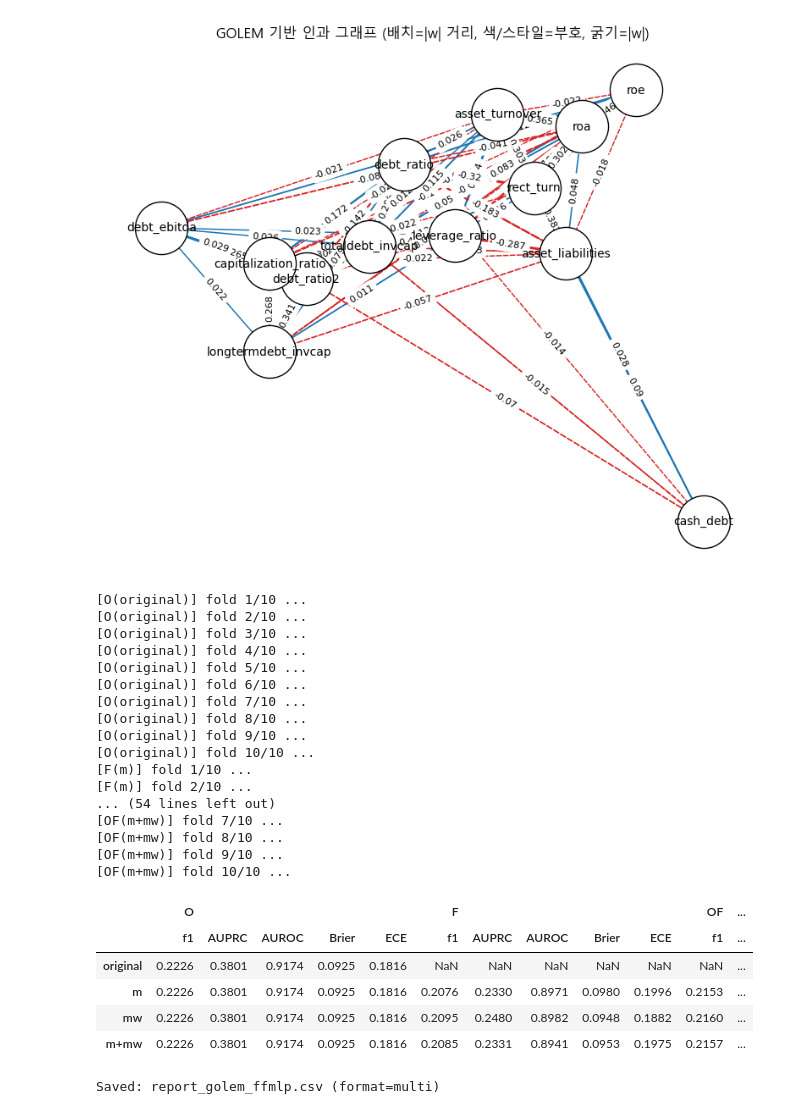
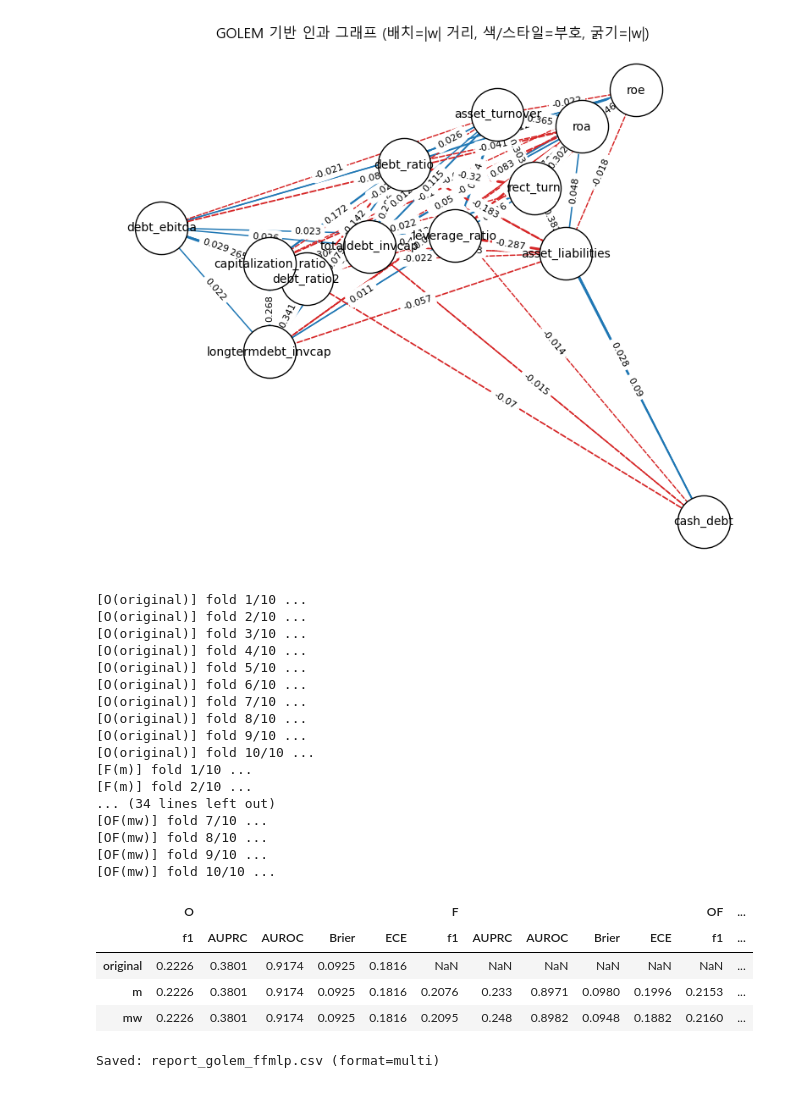
Before and after one commit to sosomeet/Bank_Failure_Prediction_2, a Jupyter notebook: GOLEM_pred_FFMLP.ipynb, the cells around one changed output. Drawn from its saved outputs; the diff is of its cells as text; code cells hidden in the pictures.

```diff
--- a/GOLEM_pred_FFMLP.ipynb
+++ b/GOLEM_pred_FFMLP.ipynb
@@ -449,14 +445,11 @@ res_OF_m   = run_cv_ffmlp(pd.concat([X_base, Xf_m],   axis=1), y, n_splits=N_SPL
 res_F_mw   = run_cv_ffmlp(Xf_mw,  y, n_splits=N_SPLITS, random_state=RANDOM_STATE, tag="F(mw)",       params=FF_PARAMS)
 res_OF_mw  = run_cv_ffmlp(pd.concat([X_base, Xf_mw],  axis=1), y, n_splits=N_SPLITS, random_state=RANDOM_STATE, tag="OF(mw)",  params=FF_PARAMS)
 
-res_F_mmw  = run_cv_ffmlp(Xf_mmw, y, n_splits=N_SPLITS, random_state=RANDOM_STATE, tag="F(m+mw)",     params=FF_PARAMS)
-res_OF_mmw = run_cv_ffmlp(pd.concat([X_base, Xf_mmw], axis=1), y, n_splits=N_SPLITS, random_state=RANDOM_STATE, tag="OF(m+mw)",params=FF_PARAMS)
-
 # 3) 결과 표 구성 (저장 스니펫과 호환: MultiIndex 컬럼, 변수명 report)
 col_top = ["O", "F", "OF"]
 col_metrics = ["f1", "AUPRC", "AUROC", "Brier", "ECE"]
 multi_cols = pd.MultiIndex.from_product([col_top, col_metrics])
-index_rows = ["original", "m", "mw", "m+mw"]
+index_rows = ["original", "m", "mw"]
 
 report = pd.DataFrame(index=index_rows, columns=multi_cols, dtype=float)
 
@@ -465,42 +458,40 @@ for met in col_metrics:
     report.loc["original", ("O", met)] = res_O[met]
 
 # m / mw / m+mw 행 채우기
 def put(row, res_F, res_OF):
     for met in col_metrics:
         report.loc[row, ("O", met)]  = res_O[met]
         report.loc[row, ("F", met)]  = res_F[met]
         report.loc[row, ("OF", met)] = res_OF[met]
 
 put("m",    res_F_m,   res_OF_m)
 put("mw",   res_F_mw,  res_OF_mw)
-put("m+mw", res_F_mmw, res_OF_mmw)
 
 report = report.astype(float).round(4)
 report
 # %% [output]
 [O(original)] fold 1/10 ...
 [O(original)] fold 2/10 ...
 [O(original)] fold 3/10 ...
 [O(original)] fold 4/10 ...
 [O(original)] fold 5/10 ...
 [O(original)] fold 6/10 ...
 [O(original)] fold 7/10 ...
 [O(original)] fold 8/10 ...
 [O(original)] fold 9/10 ...
 [O(original)] fold 10/10 ...
 [F(m)] fold 1/10 ...
 [F(m)] fold 2/10 ...
-... (54 lines left out)
-[OF(m+mw)] fold 7/10 ...
-[OF(m+mw)] fold 8/10 ...
-[OF(m+mw)] fold 9/10 ...
-[OF(m+mw)] fold 10/10 ...
+... (34 lines left out)
+[OF(mw)] fold 7/10 ...
+[OF(mw)] fold 8/10 ...
+[OF(mw)] fold 9/10 ...
+[OF(mw)] fold 10/10 ...
 |  | O |  |  |  |  | F |  |  |  |  | OF | ... |
 |  | f1 | AUPRC | AUROC | Brier | ECE | f1 | AUPRC | AUROC | Brier | ECE | f1 | ... |
 | original | 0.2226 | 0.3801 | 0.9174 | 0.0925 | 0.1816 | NaN | NaN | NaN | NaN | NaN | NaN | ... |
-| m | 0.2226 | 0.3801 | 0.9174 | 0.0925 | 0.1816 | 0.2076 | 0.2330 | 0.8971 | 0.0980 | 0.1996 | 0.2153 | ... |
-| mw | 0.2226 | 0.3801 | 0.9174 | 0.0925 | 0.1816 | 0.2095 | 0.2480 | 0.8982 | 0.0948 | 0.1882 | 0.2160 | ... |
-| m+mw | 0.2226 | 0.3801 | 0.9174 | 0.0925 | 0.1816 | 0.2085 | 0.2331 | 0.8941 | 0.0953 | 0.1975 | 0.2157 | ... |
+| m | 0.2226 | 0.3801 | 0.9174 | 0.0925 | 0.1816 | 0.2076 | 0.233 | 0.8971 | 0.0980 | 0.1996 | 0.2153 | ... |
+| mw | 0.2226 | 0.3801 | 0.9174 | 0.0925 | 0.1816 | 0.2095 | 0.248 | 0.8982 | 0.0948 | 0.1882 | 0.2160 | ... |
 # %%
 # report: MultiIndex 컬럼의 결과 DataFrame이 이미 존재한다고 가정
 # format 옵션: "multi" | "flat" | "long"
```
Also changed, not shown: parts of 2 cells of this notebook, 19 other files.
